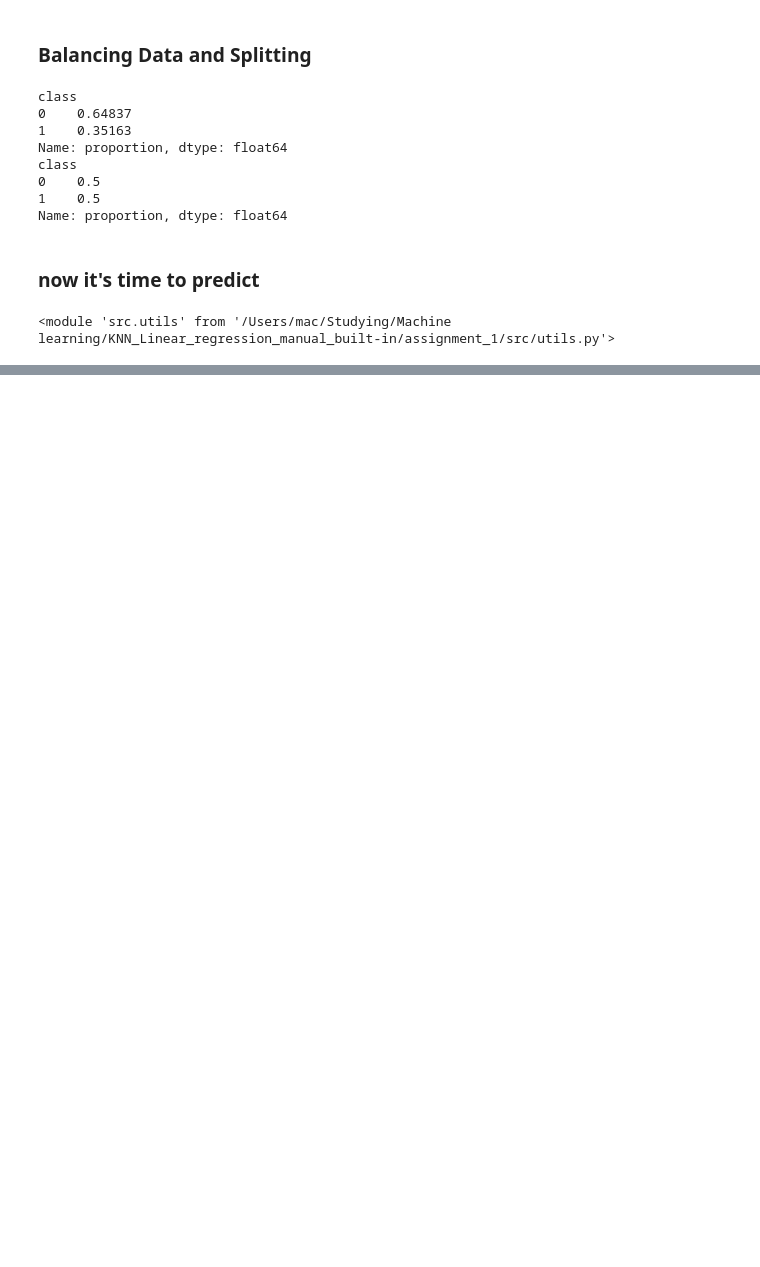
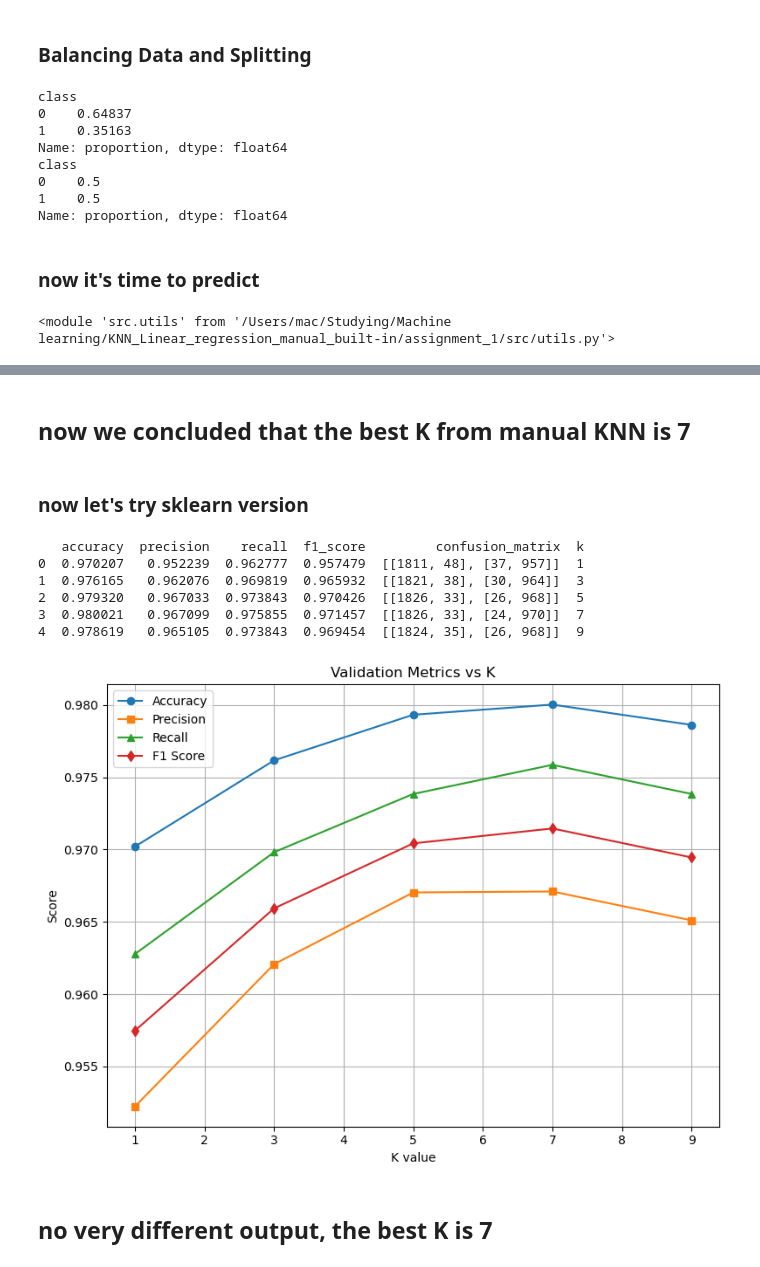
Before and after one commit to o-ronin-o/KNN_Linear_regression_manual_built-in, a Jupyter notebook: assignment_1/notebooks/magic_gamma_knn.ipynb, the cells around one changed output, grey strips where cells are left out. Cells and saved outputs as stored; diff of their text form; code cells hidden in the pictures; blank space fills up the shorter version.

```diff
--- a/assignment_1/notebooks/magic_gamma_knn.ipynb
+++ b/assignment_1/notebooks/magic_gamma_knn.ipynb
@@ -192,0 +201,32 @@ First few values of y_train: [0 0 0 0 0 0 0 0 0 0]
+# %% [markdown]
+## now we concluded that the best K from manual KNN is 7
+# %% [markdown]
+### now let's try sklearn version
+# %%
+from sklearn.neighbors import KNeighborsClassifier
+
+accuracies = []
+ks = [1, 3, 5, 7, 9]
+
+for k in ks:
+    model = KNeighborsClassifier(n_neighbors=k)
+    model.fit(X_train, y_train)
+    y_pred = model.predict(X_val)
+    metrics = classification_metrics(y_val, y_pred)
+    metrics["k"] = k               # ✅ Add k value here
+    accuracies.append(metrics)
+
+df_results = pd.DataFrame(accuracies)
+print(df_results)
+
+plot_validation_curve(df_results)
+# %% [output]
+   accuracy  precision    recall  f1_score         confusion_matrix  k
+0  0.970207   0.952239  0.962777  0.957479  [[1811, 48], [37, 957]]  1
+1  0.976165   0.962076  0.969819  0.965932  [[1821, 38], [30, 964]]  3
+2  0.979320   0.967033  0.973843  0.970426  [[1826, 33], [26, 968]]  5
+3  0.980021   0.967099  0.975855  0.971457  [[1826, 33], [24, 970]]  7
+4  0.978619   0.965105  0.973843  0.969454  [[1824, 35], [26, 968]]  9
+[figure, added]
+# %% [markdown]
+## no very different output, the best K is 7
```
Also changed, not shown: parts of 3 cells of this notebook.
